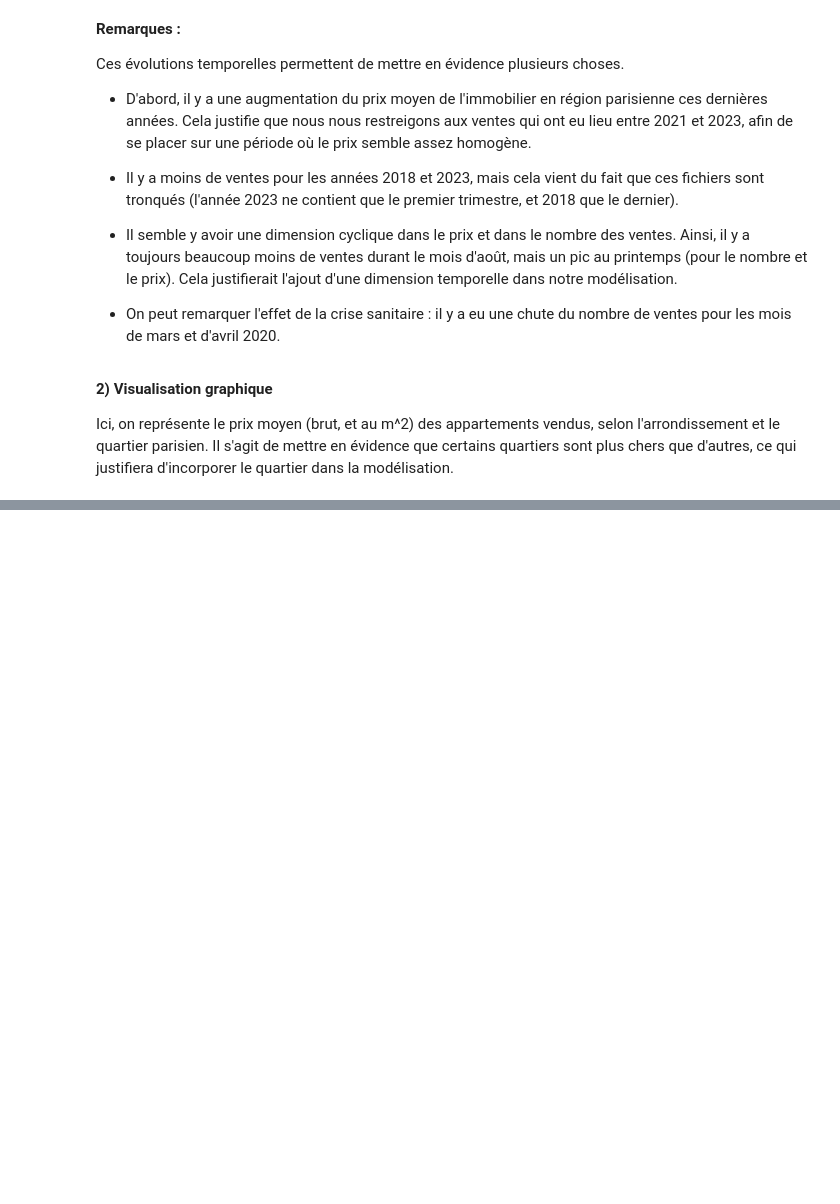
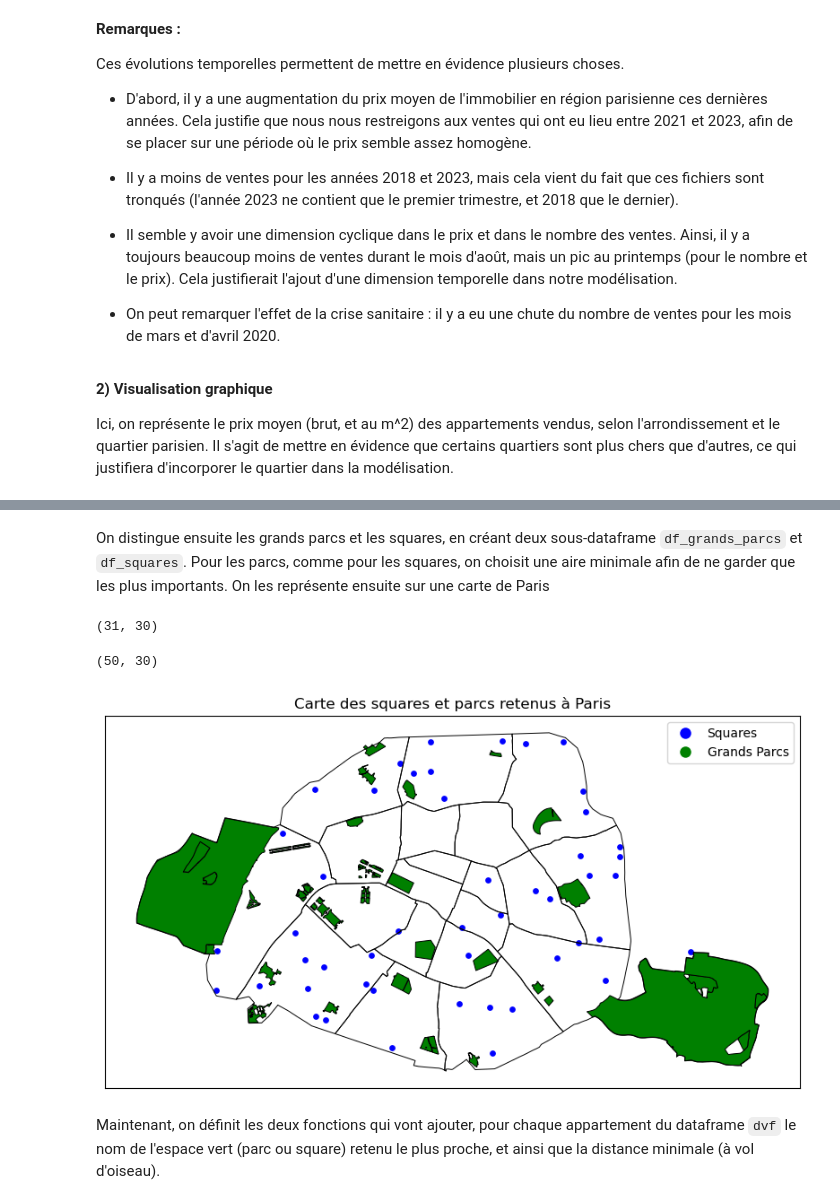
Before and after one commit to Fanny46/Projet-python-2A, a Jupyter notebook: RAPPORT_FIN.ipynb, the cells around one changed output, grey strips where cells are left out. Drawn from its saved outputs; the diff is of its cells as text; code cells hidden in the pictures; blank space fills up the shorter version.

```diff
--- a/RAPPORT_FIN.ipynb
+++ b/RAPPORT_FIN.ipynb
@@ -517,0 +504,66 @@ NameError: name 'gpd' is not defined
+# %% [markdown]
+On distingue ensuite les grands parcs et les squares, en créant deux sous-dataframe `df_grands_parcs` et `df_squares`. Pour les parcs, comme pour les squares, on choisit une aire minimale afin de ne garder que les plus importants. On les représente ensuite sur une carte de Paris
+# %%
+"""On créée un premier dataframe df_grands_parcs"""
+
+#on garde les espaces verts de plus de X m^2
+df_grands_parcs = df_espaces_verts_brut.loc[df_espaces_verts_brut['poly_area']>50000]
+
+#on ne garde que les parcs parisiens
+df_grands_parcs = df_grands_parcs[df_grands_parcs['adresse_codepostal'].astype(str).str.startswith('75')]
+
+#on gardes les types d'intérêt
+df_grands_parcs = df_grands_parcs.loc[df_grands_parcs['categorie'].isin(['Jardin', 'Parc', 'Cimetière', 'Bois', 'Esplanade'])]
+
+df_grands_parcs.shape
+# %% [output]
+(31, 30)
+# %%
+"""On créée un dataframe df_squares contenant les squares"""
+
+#on garde les squares
+df_squares = df_espaces_verts_brut.loc[df_espaces_verts_brut['categorie'].isin(['Square'])].copy()
+
+#on les réduit à leur centre
+proj_lambert = 'EPSG:3942'
+df_squares = df_squares.to_crs(proj_lambert)
+df_squares['geometry'] = df_squares['geometry'].centroid
+proj_wgs84 = 'EPSG:4326'
+df_squares = df_squares.to_crs(proj_wgs84)
+
+#on garde les X plus grands
+df_squares = df_squares.nlargest(50, 'poly_area')
+
+df_squares.shape
+# %% [output]
+(50, 30)
+# %%
+"""Visualisation des squares et des parcs sur une carte"""
+from matplotlib.lines import Line2D
+
+fig, ax = plt.subplots(figsize=(10, 8))
+
+base = paris_arrondissement.boundary.plot(ax=ax, edgecolor = "black", linewidth = 0.7)
+df_squares.plot(ax=ax, color='blue', markersize=15, label='Squares')
+df_grands_parcs.plot(ax=ax, color='green', alpha=1, edgecolor='black', linewidth=0.7, label='Grands parcs')
+
+plt.xticks([], [])
+plt.yticks([], [])
+
+# Créez des objets de légende explicites
+legend_elements = [
+    Line2D([0], [0], marker='o', color='w', markerfacecolor='blue', markersize=10, label='Squares'),
+    Line2D([0], [0], marker='o', color='w', markerfacecolor='green', markersize=10, label='Grands Parcs')
+]
+
+# Ajoutez une légende en utilisant les objets de légende explicites
+ax.legend(handles=legend_elements)
+
+plt.title('Carte des squares et parcs retenus à Paris')
+plt.savefig('3.0) Enrichissement données/Sorties_cartes/carte_parcs_squares.png')
+
+plt.show()
+# %% [output]
+[figure, added]
+# %% [markdown]
+Maintenant, on définit les deux fonctions qui vont ajouter, pour chaque appartement du dataframe `dvf` le nom de l'espace vert (parc ou square) retenu le plus proche, et ainsi que la distance minimale (à vol d'oiseau).
```
Also changed, not shown: parts of 34 cells of this notebook, 5 other files.
